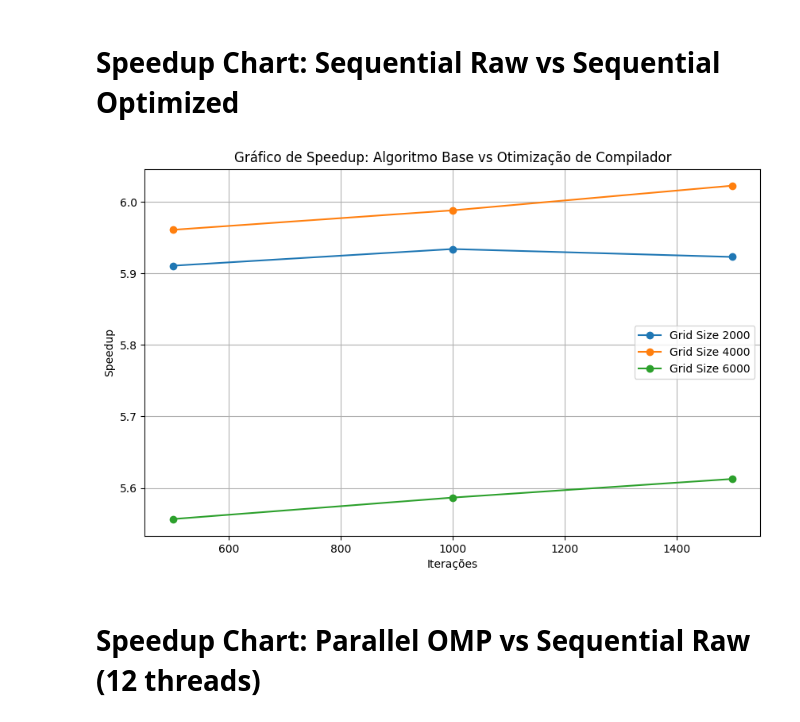
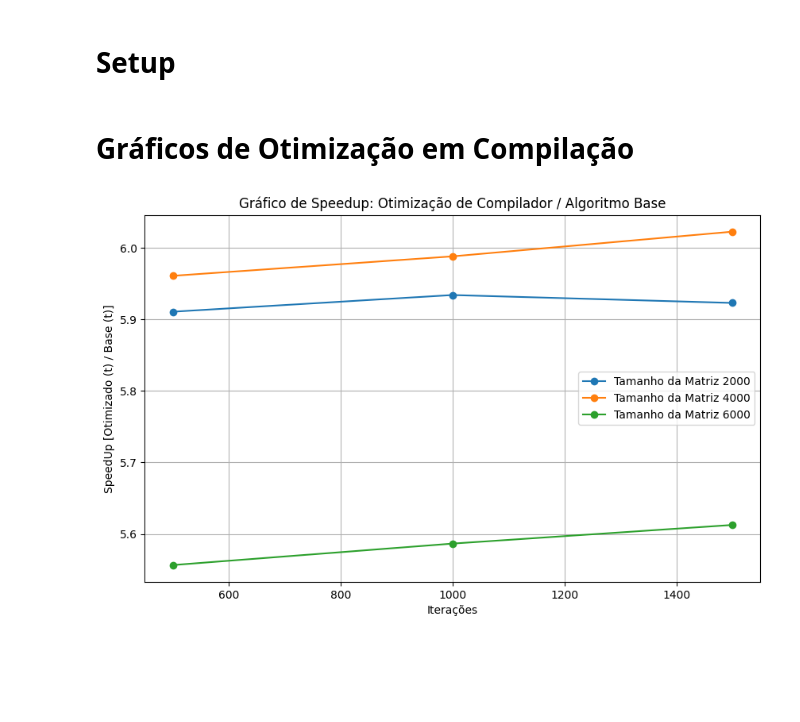
Before and after one commit to masterkey-07/pcd-simulation, a Jupyter notebook: analysis/graphs.ipynb, the cells around one changed output. Drawn from its saved outputs; the diff is of its cells as text; code cells hidden in the pictures; blank space fills up the shorter version.

```diff
--- a/analysis/graphs.ipynb
+++ b/analysis/graphs.ipynb
@@ -1,3 +1,5 @@
+# %% [markdown]
+# Setup
 # %%
 import pandas as pd
 import matplotlib.pyplot as plt
@@ -30,5 +32,5 @@ seq_opt = load_and_average_on_keys(files["sequencial"], ["grid_size","iterations
 parallel_omp = load_and_average_on_keys(files["parallel_omp"], ["grid_size","iterations", "thread"])
 parallel_cuda = load_and_average_on_keys(files["parallel_cuda"], ["grid_size","iterations", "block_size"])
 parallel_mpi = load_and_average_on_keys(files["parallel_mpi"], ["grid_size","iterations", "processes"])
-# %% [markdown]
-# Speedup Chart: Sequential Raw vs Sequential Optimized
+# %% [markdown]
+# Gráficos de Otimização em Compilação
@@ -35,18 +51,16 @@ parallel_mpi = load_and_average_on_keys(files["parallel_mpi"], ["grid_size","ite
 # %%
 plt.figure(figsize=(10, 6))
 
 for grid_size in seq_raw["grid_size"].unique():
     raw_subset = seq_raw[seq_raw["grid_size"] == grid_size]
     opt_subset = seq_opt[seq_opt["grid_size"] == grid_size]
-    plt.plot(raw_subset["iterations"], raw_subset["runtime"] / opt_subset["runtime"], label=f"Grid Size {grid_size}", marker='o')
+    plt.plot(raw_subset["iterations"], raw_subset["runtime"] / opt_subset["runtime"], label=f"Tamanho da Matriz {grid_size}", marker='o')
 
 plt.xlabel("Iterações")
-plt.ylabel("Speedup")
-plt.title("Gráfico de Speedup: Algoritmo Base vs Otimização de Compilador")
+plt.ylabel("SpeedUp [Otimizado (t) / Base (t)]")
+plt.title("Gráfico de Speedup: Otimização de Compilador / Algoritmo Base")
 plt.grid()
 plt.legend()
 plt.show()
 # %% [output]
-[figure, old version]
+[figure, new version]
-# %% [markdown]
-# Speedup Chart: Parallel OMP vs Sequential Raw (12 threads)
```
Also changed, not shown: parts of 20 cells of this notebook, 35 other files.
